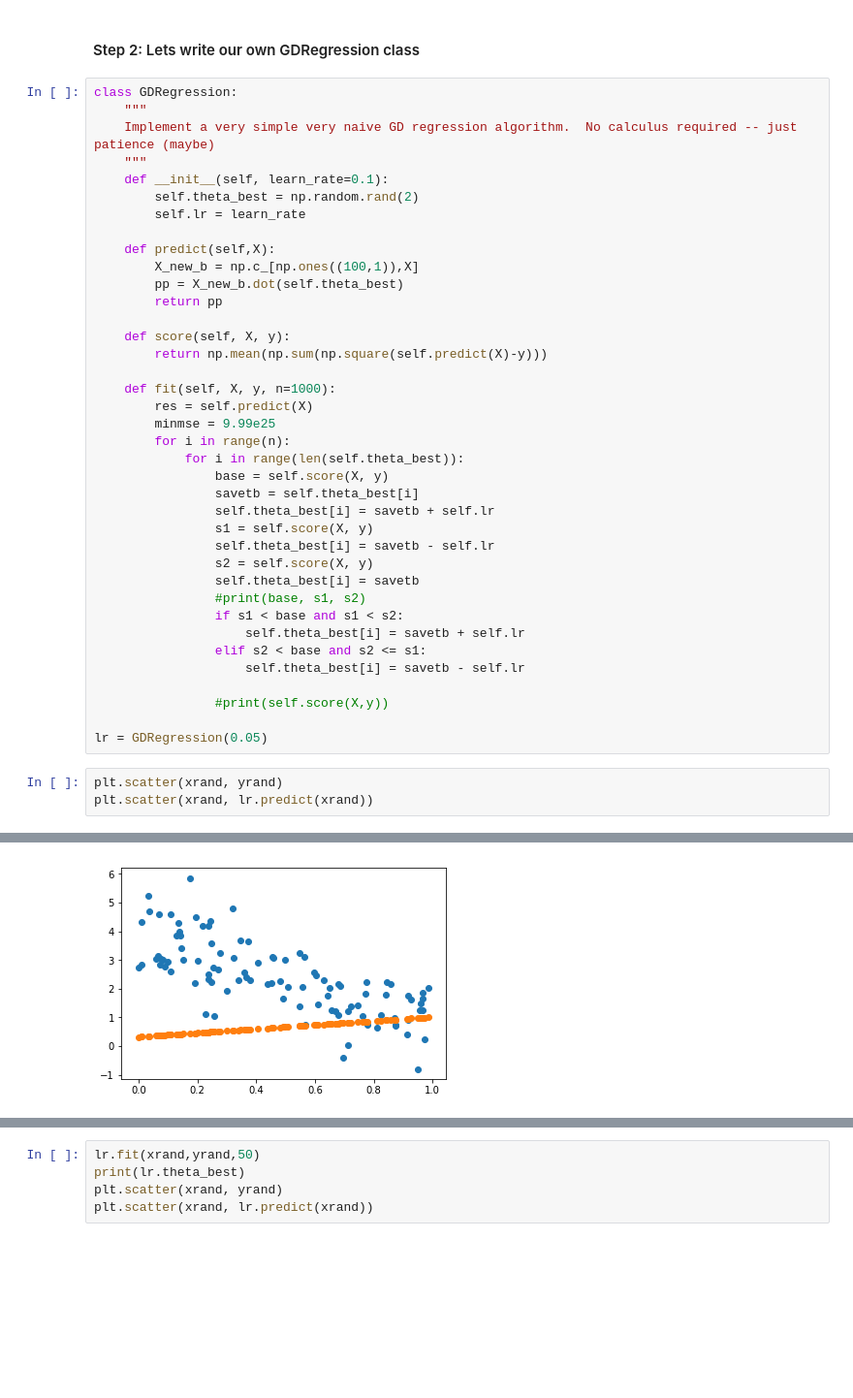
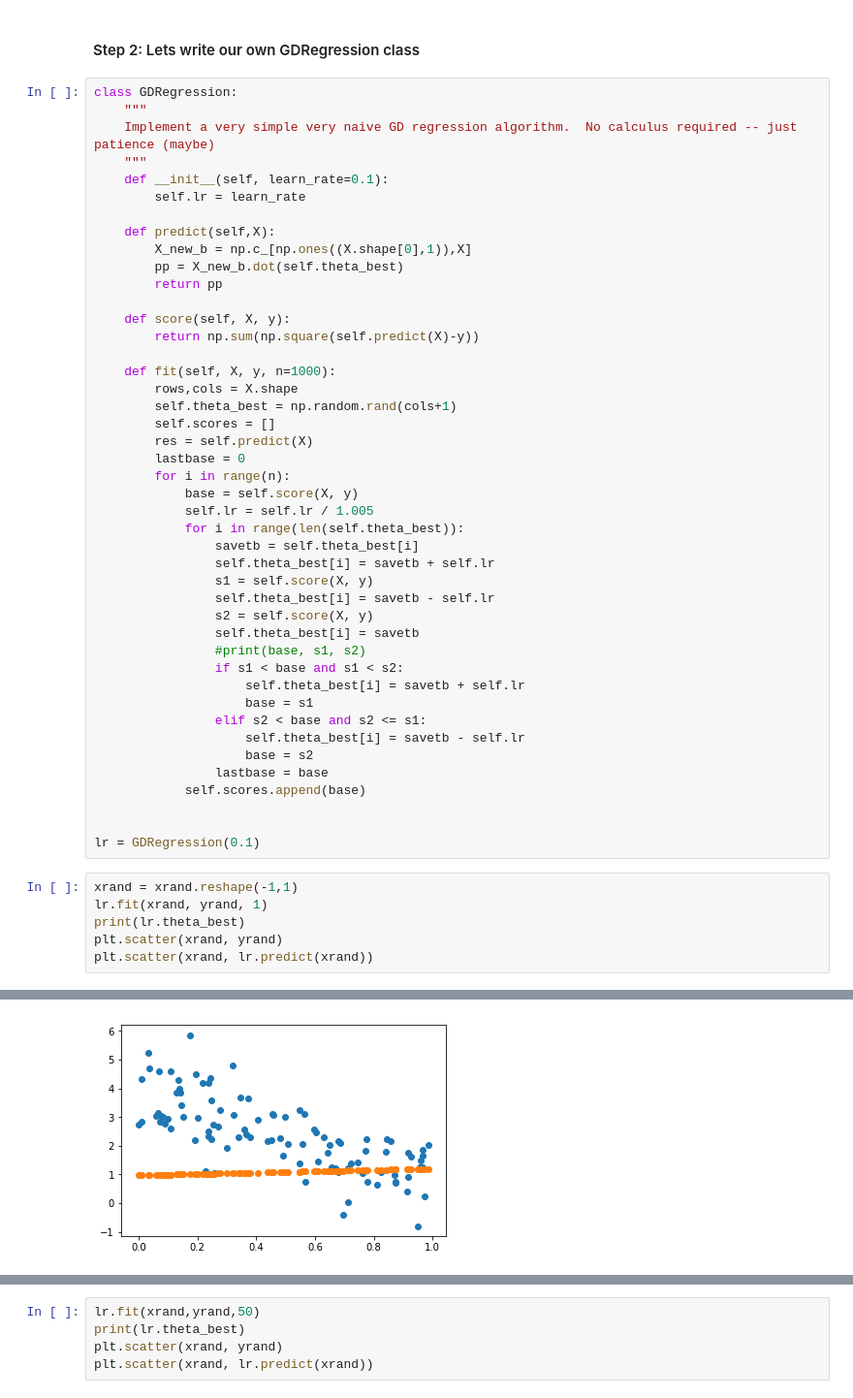
Before and after one commit to bnmnetp/DS420, a Jupyter notebook: ClassNotesSpring18/GradientDescent.ipynb, the cells around one changed output, grey strips where cells are left out. Shown at 97% size. Saved outputs shown, nothing was run; the diff lists cells and outputs as text; blank space fills up the shorter version.

```diff
--- a/ClassNotesSpring18/GradientDescent.ipynb
+++ b/ClassNotesSpring18/GradientDescent.ipynb
@@ -30,23 +30,26 @@ class GDRegression:
     Implement a very simple very naive GD regression algorithm.  No calculus required -- just patience (maybe)
     """
     def __init__(self, learn_rate=0.1):
-        self.theta_best = np.random.rand(2)
         self.lr = learn_rate
 
     def predict(self,X):
-        X_new_b = np.c_[np.ones((100,1)),X]
+        X_new_b = np.c_[np.ones((X.shape[0],1)),X]
         pp = X_new_b.dot(self.theta_best)
         return pp
 
     def score(self, X, y):
-        return np.mean(np.sum(np.square(self.predict(X)-y)))
+        return np.sum(np.square(self.predict(X)-y))
 
     def fit(self, X, y, n=1000):
+        rows,cols = X.shape
+        self.theta_best = np.random.rand(cols+1)
+        self.scores = []
         res = self.predict(X)
-        minmse = 9.99e25
+        lastbase = 0
         for i in range(n):
+            base = self.score(X, y)
+            self.lr = self.lr / 1.005
             for i in range(len(self.theta_best)):
-                base = self.score(X, y)
                 savetb = self.theta_best[i]
                 self.theta_best[i] = savetb + self.lr
                 s1 = self.score(X, y)
@@ -56,13 +59,19 @@ class GDRegression:
                 #print(base, s1, s2)
                 if s1 < base and s1 < s2:
                     self.theta_best[i] = savetb + self.lr
+                    base = s1
                 elif s2 < base and s2 <= s1:
                     self.theta_best[i] = savetb - self.lr
+                    base = s2
+                lastbase = base
+            self.scores.append(base)
 
-                #print(self.score(X,y))
 
-lr = GDRegression(0.05)
+lr = GDRegression(0.1)
 # %%
+xrand = xrand.reshape(-1,1)
+lr.fit(xrand, yrand, 1)
+print(lr.theta_best)
 plt.scatter(xrand, yrand)
 plt.scatter(xrand, lr.predict(xrand))
 # %% [output]
@@ -70 +80 @@ plt.scatter(xrand, lr.predict(xrand))
-[figure, old version]
+[figure, new version]
```
Also changed, not shown: parts of 26 cells of this notebook.
